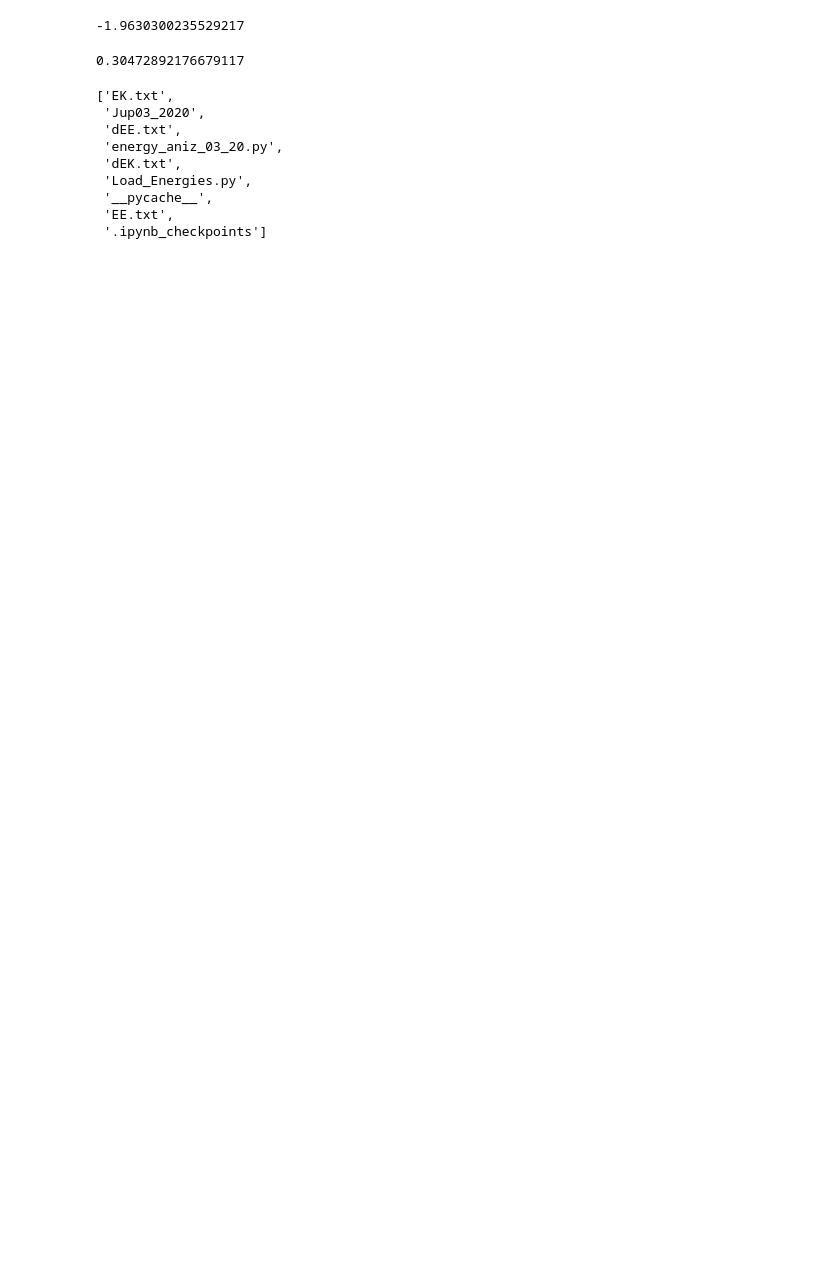
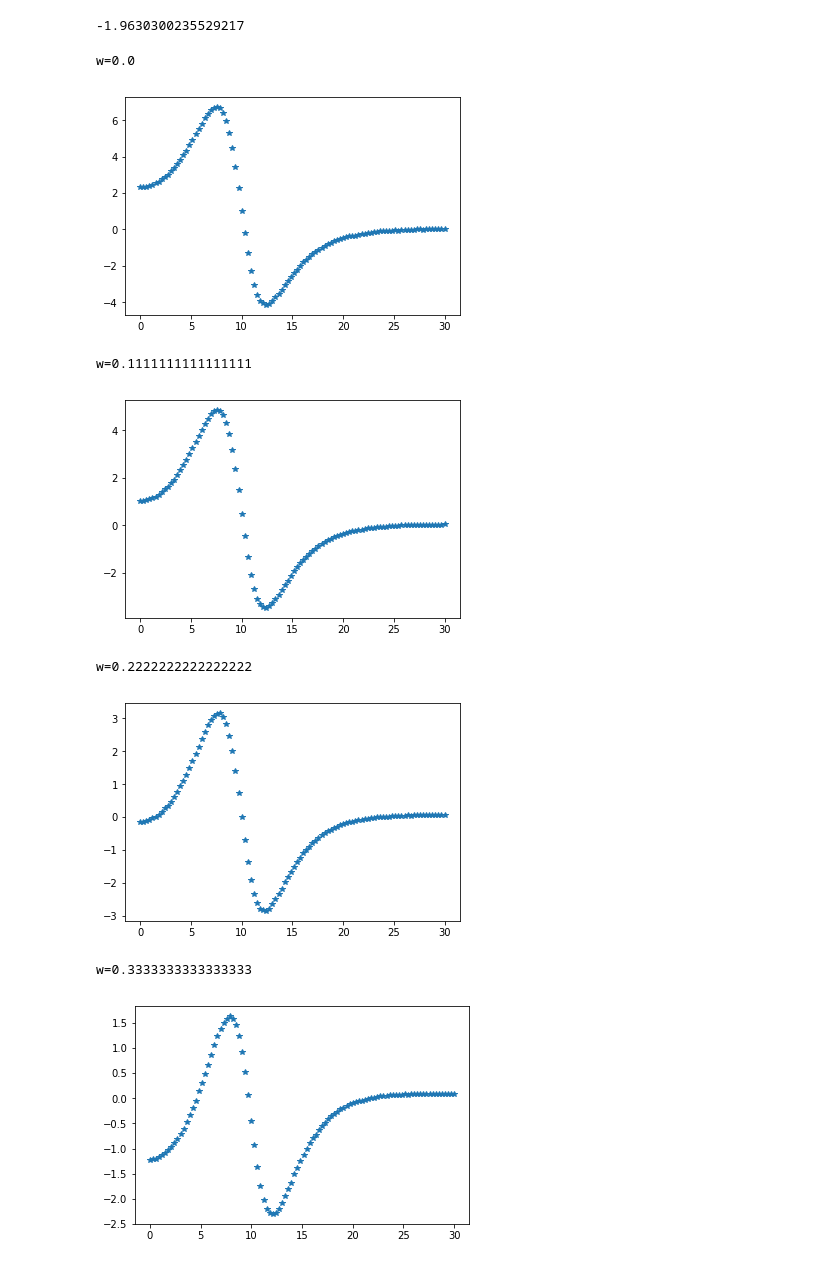
Before and after one commit to dgiart/loop2020, a Jupyter notebook: loop03_2020/Jup03_2020/TestNewEnergy03_2020.ipynb, the cells around one changed output. Saved outputs shown, nothing was run; the diff lists cells and outputs as text; code cells hidden in the pictures; blank space fills up the shorter version.

```diff
--- a/loop03_2020/Jup03_2020/TestNewEnergy03_2020.ipynb
+++ b/loop03_2020/Jup03_2020/TestNewEnergy03_2020.ipynb
@@ -44,21 +40,22 @@ from energy_aniz_03_20 import e_an
 e_an(10,5,10,0.8,k(),ee(),ek(),358.146)#e_an(r,z,R,eps,k,ee,ek,P)
 # %% [output]
 -1.9630300235529217
-# %%
-(c11+c12+c13)/(3.14159*(2+1))
-# %% [output]
-0.30472892176679117
-# %%
-import os
-directory='/home/art/loop2020/loop03_2020'
-os.listdir(directory)
-# %% [output]
-['EK.txt',
- 'Jup03_2020',
- 'dEE.txt',
- 'energy_aniz_03_20.py',
- 'dEK.txt',
- 'Load_Energies.py',
- '__pycache__',
- 'EE.txt',
- '.ipynb_checkpoints']
+# %%
+import numpy as np
+import matplotlib.pyplot as plt
+r=np.linspace(0,30,100)
+w=np.linspace(0.,1.,10)
+for w_ in w:
+    e=[e_an(r_,5,10,w_,k(),ee(),ek(),358.146) for r_ in r]
+    print(f'w={w_}')
+    plt.plot(r,e,'*')
+    plt.show()
+# %% [output]
+w=0.0
+[figure, added]
+w=0.1111111111111111
+[figure, added]
+w=0.2222222222222222
+[figure, added]
+w=0.3333333333333333
+[figure, added]
```
Also changed, not shown: parts of 6 cells of this notebook, 1 other file.
